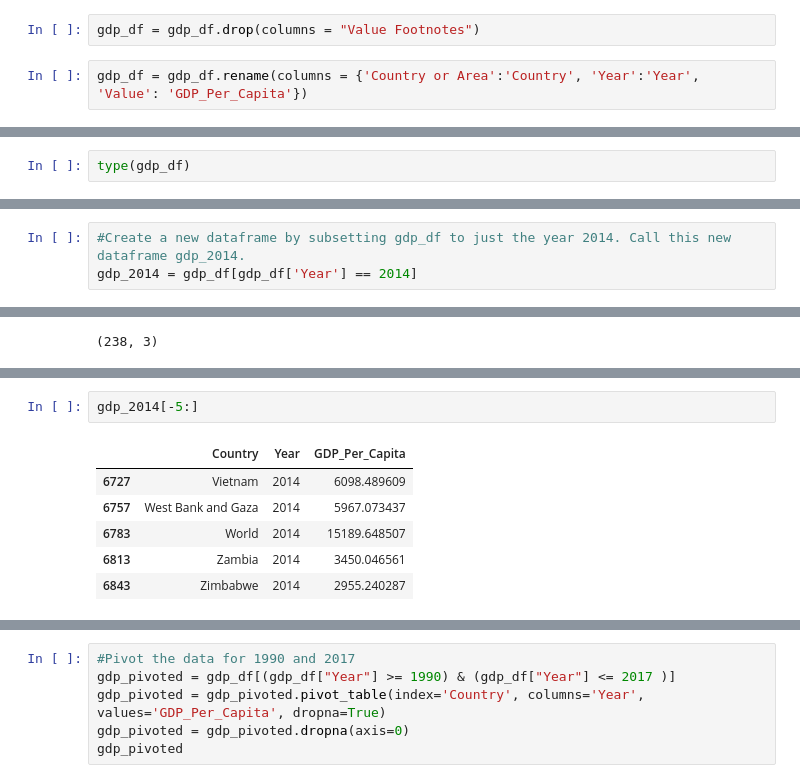
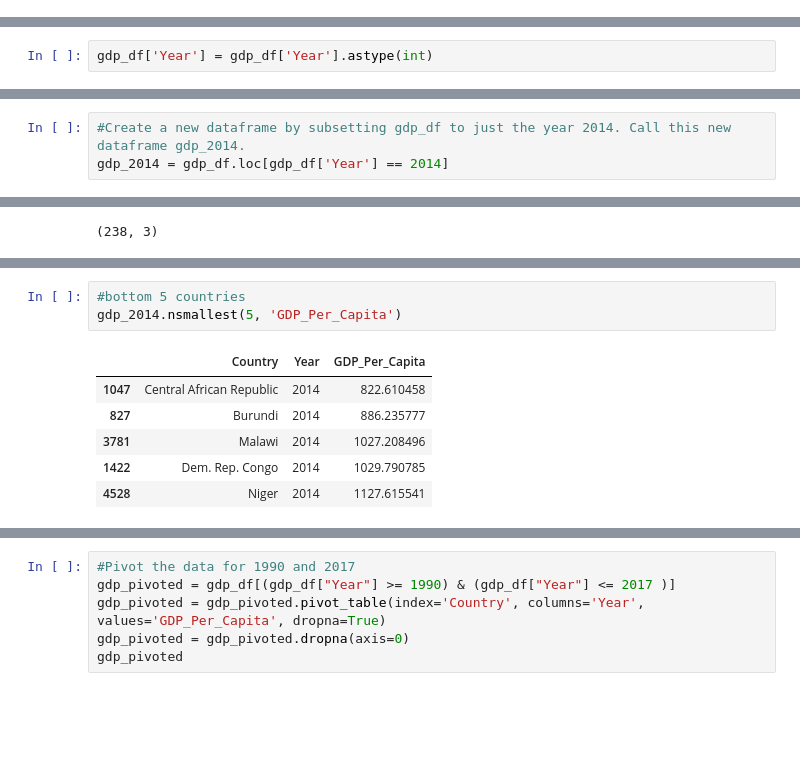
Before and after one commit to AlisonCG1/UN_practice_project, a Jupyter notebook: Notebooks/UN_DATA_EXPLORATION.ipynb, the cells around one changed output, grey strips where cells are left out. Saved outputs shown, nothing was run; the diff lists cells and outputs as text; blank space fills up the shorter version.

```diff
--- a/Notebooks/UN_DATA_EXPLORATION.ipynb
+++ b/Notebooks/UN_DATA_EXPLORATION.ipynb
@@ -52,5 +55 @@ gdp_df = pd.read_csv("../data/gdp_per_capita.csv", skipfooter = 2,
-# %%
-gdp_df = gdp_df.drop(columns = "Value Footnotes")
-# %%
-gdp_df = gdp_df.rename(columns = {'Country or Area':'Country', 'Year':'Year', 'Value': 'GDP_Per_Capita'})
 # %%
@@ -73,2 +75,2 @@ print(gdp_df)
 # %%
-type(gdp_df)
+gdp_df['Year'] = gdp_df['Year'].astype(int)
@@ -110,4 +139,4 @@ Name: Country, Length: 238, dtype: int64
 # %%
 #Create a new dataframe by subsetting gdp_df to just the year 2014. Call this new dataframe gdp_2014.
-gdp_2014 = gdp_df[gdp_df['Year'] == 2014]
+gdp_2014 = gdp_df.loc[gdp_df['Year'] == 2014]
 # %%
@@ -145,9 +174,10 @@ gdp_2014[:5]
 # %%
-gdp_2014[-5:]
+#bottom 5 countries
+gdp_2014.nsmallest(5, 'GDP_Per_Capita')
 # %% [output]
 |  | Country | Year | GDP_Per_Capita |
-| 6727 | Vietnam | 2014 | 6098.489609 |
-| 6757 | West Bank and Gaza | 2014 | 5967.073437 |
-| 6783 | World | 2014 | 15189.648507 |
-| 6813 | Zambia | 2014 | 3450.046561 |
-| 6843 | Zimbabwe | 2014 | 2955.240287 |
+| 1047 | Central African Republic | 2014 | 822.610458 |
+| 827 | Burundi | 2014 | 886.235777 |
+| 3781 | Malawi | 2014 | 1027.208496 |
+| 1422 | Dem. Rep. Congo | 2014 | 1029.790785 |
+| 4528 | Niger | 2014 | 1127.615541 |
```
Also changed, not shown: parts of 56 cells of this notebook.
